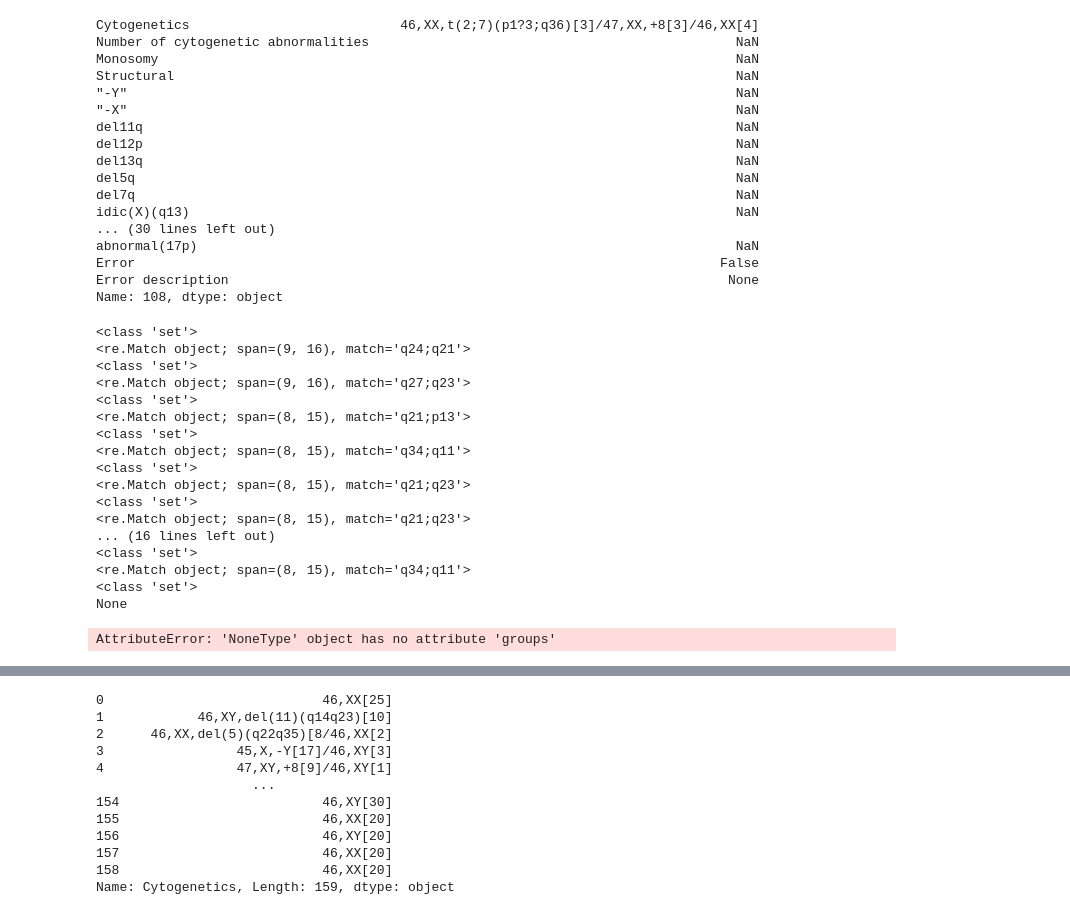
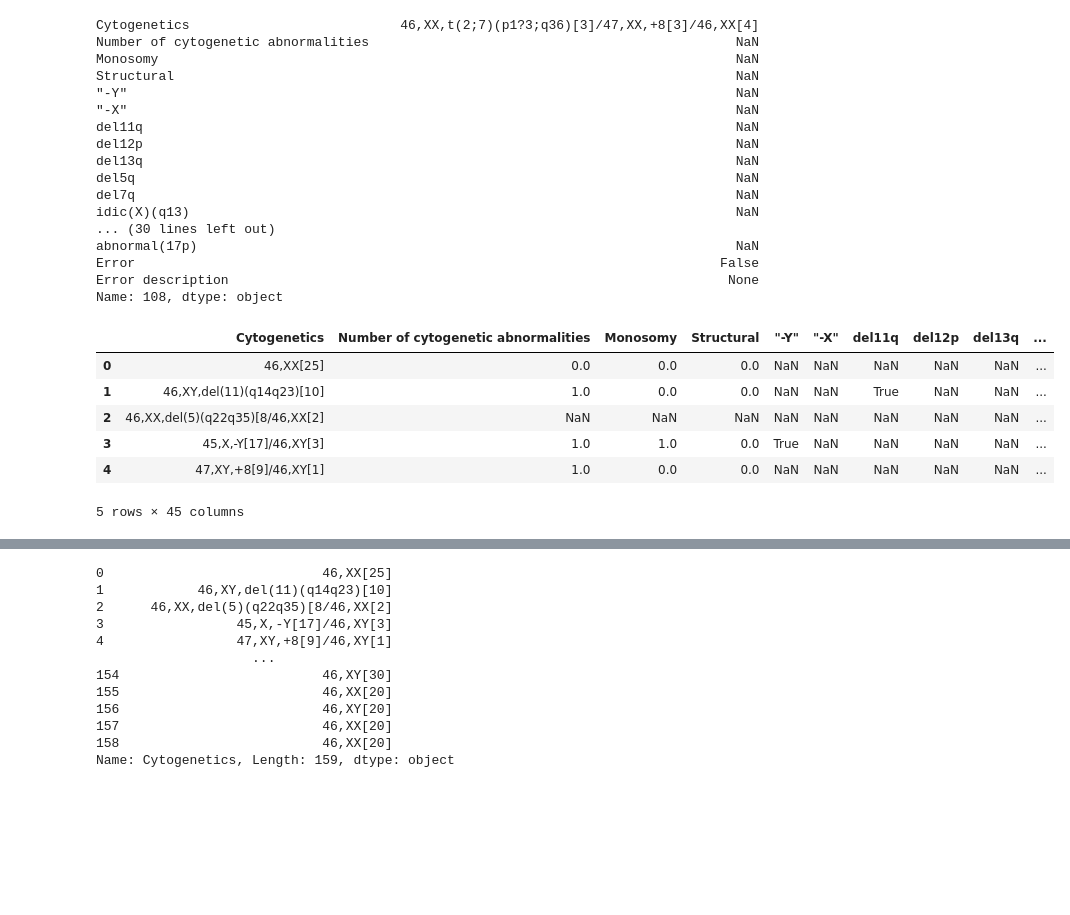
Before and after one commit to ts482/Cytogenetics_calculator, a Jupyter notebook: Cytogenetics calculator.ipynb, the cells around one changed output, grey strips where cells are left out. Drawn from its saved outputs; the diff is of its cells as text; code cells hidden in the pictures; blank space fills up the shorter version.

```diff
--- a/Cytogenetics calculator.ipynb
+++ b/Cytogenetics calculator.ipynb
@@ -127,7 +127,7 @@ def properties_dict(karyotypes, properties = None):
         d[k] = v
     return {v:k for k,v in d.items()}
 # %%
-prop_dict = properties_dict()
+prop_dict = properties_dict(karyotypes)
 prop_dict
 # %% [output]
 {'\\-Y': '"-Y"',
@@ -168,7 +168,7 @@ def gram_error(string):
     error = []
     if string == 'Error':
         error.append('String report missing')
-    if re.search('?', string):
+    if re.search('\\?', string):
         error.append('Question mark in string means report is uncertain')
     if re.search('fail', string.lower()):
         error.append('String report indicates failure')
@@ -297,7 +297,7 @@ def parse_karyotype(row, prop_dict):
 
             if re.fullmatch('-\d+|-[XY]', a):
                 mono += 1
-            if re.search('[inv|t].*\).*\)', a):
+            if re.search('(inv|t).*\).*\)', a):
                 struc += 1
 
             if re.search('der', a):
@@ -384,26 +384,15 @@ Error
 Error description                                                                None
 Name: 108, dtype: object
 # %%
-results = karyotypes.apply(parse_karyotype, axis=1, )
+results = karyotypes.apply(parse_karyotype, axis=1, args=(prop_dict,))
 results.head()
 # %% [output]
+|  | Cytogenetics | Number of cytogenetic abnormalities | Monosomy | Structural | "-Y" | "-X" | del11q | del12p | del13q | ... |
+| 0 | 46,XX[25] | 0.0 | 0.0 | 0.0 | NaN | NaN | NaN | NaN | NaN | ... |
+| 1 | 46,XY,del(11)(q14q23)[10] | 1.0 | 0.0 | 0.0 | NaN | NaN | True | NaN | NaN | ... |
+| 2 | 46,XX,del(5)(q22q35)[8/46,XX[2] | NaN | NaN | NaN | NaN | NaN | NaN | NaN | NaN | ... |
+| 3 | 45,X,-Y[17]/46,XY[3] | 1.0 | 1.0 | 0.0 | True | NaN | NaN | NaN | NaN | ... |
+| 4 | 47,XY,+8[9]/46,XY[1] | 1.0 | 0.0 | 0.0 | NaN | NaN | NaN | NaN | NaN | ... |
-<class 'set'>
-<re.Match object; span=(9, 16), match='q24;q21'>
-<class 'set'>
-<re.Match object; span=(9, 16), match='q27;q23'>
-<class 'set'>
-<re.Match object; span=(8, 15), match='q21;p13'>
-<class 'set'>
-<re.Match object; span=(8, 15), match='q34;q11'>
-<class 'set'>
-<re.Match object; span=(8, 15), match='q21;q23'>
-<class 'set'>
-<re.Match object; span=(8, 15), match='q21;q23'>
-... (16 lines left out)
-<class 'set'>
-<re.Match object; span=(8, 15), match='q34;q11'>
-<class 'set'>
-None
+5 rows × 45 columns
-AttributeError: 'NoneType' object has no attribute 'groups'
 # %%
 results.loc[results['Error'].astype(bool)]
```
Also changed, not shown: parts of 9 cells of this notebook, 1 other file.
